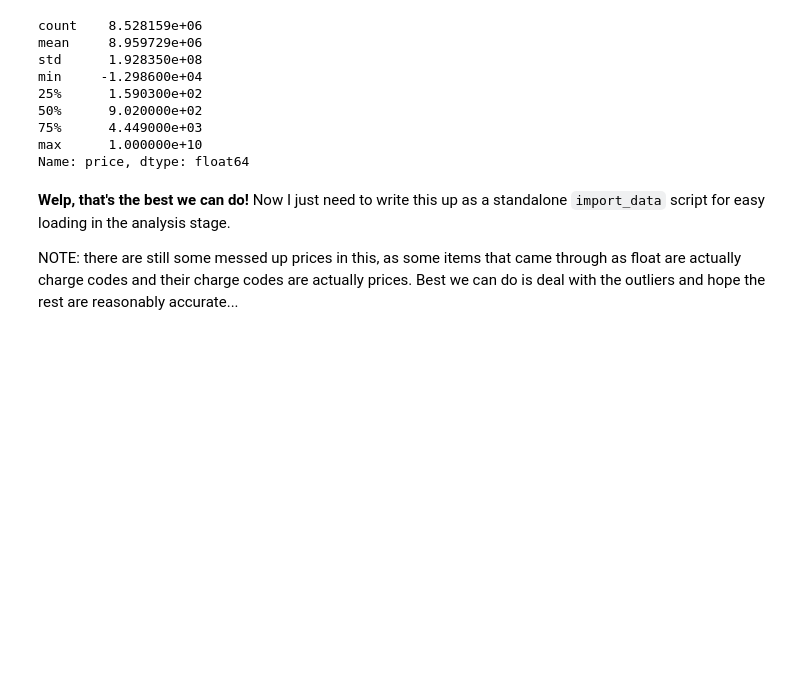
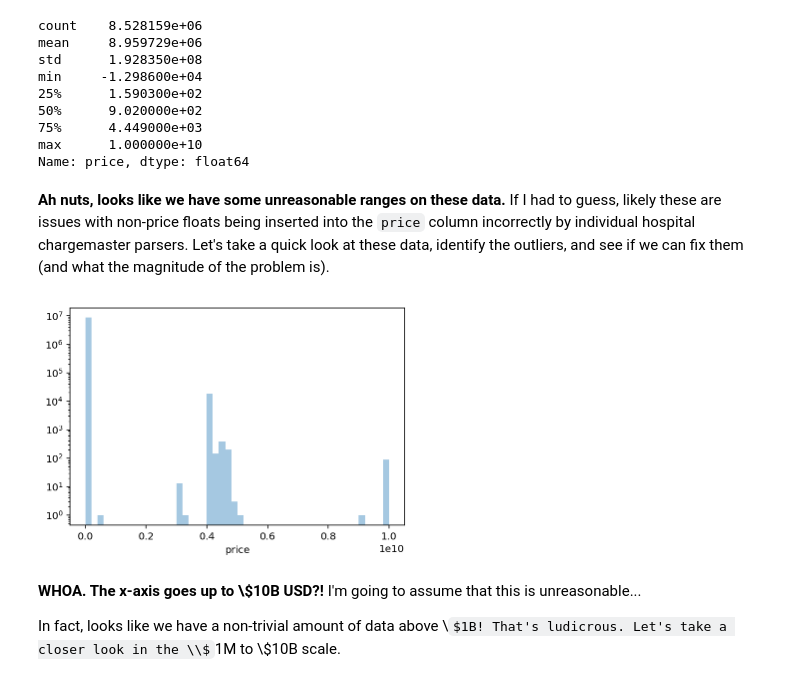
Before and after one commit to emigre459/hospital-chargemaster, a Jupyter notebook: Data_Exploration.ipynb, the cells around one changed output. Cells and saved outputs as stored; diff of their text form; code cells hidden in the pictures; some formulas as TeX source; blank space fills up the shorter version.

```diff
--- a/Data_Exploration.ipynb
+++ b/Data_Exploration.ipynb
@@ -474,7 +474,5 @@ min     -1.298600e+04
 75%      4.449000e+03
 max      1.000000e+10
 Name: price, dtype: float64
-# %% [markdown]
-**Welp, that's the best we can do!** Now I just need to write this up as a standalone `import_data` script for easy loading in the analysis stage.
-
-NOTE: there are still some messed up prices in this, as some items that came through as float are actually charge codes and their charge codes are actually prices. Best we can do is deal with the outliers and hope the rest are reasonably accurate...
+# %% [markdown]
+**Ah nuts, looks like we have some unreasonable ranges on these data.** If I had to guess, likely these are issues with non-price floats being inserted into the `price` column incorrectly by individual hospital chargemaster parsers. Let's take a quick look at these data, identify the outliers, and see if we can fix them (and what the magnitude of the problem is).
@@ -480,0 +485,10 @@ NOTE: there are still some messed up prices in this, as some items that came thr
+# %%
+g = sns.distplot(df['price'].dropna(), kde = False)
+
+g.axes.set_yscale('log')
+# %% [output]
+[figure, added]
+# %% [markdown]
+**WHOA. The x-axis goes up to \\$10B USD?!** I'm going to assume that this is unreasonable...
+
+In fact, looks like we have a non-trivial amount of data above \\$1B! That's ludicrous. Let's take a closer look in the \\$1M to \\$10B scale.
```
Also changed, not shown: parts of 16 cells of this notebook.
